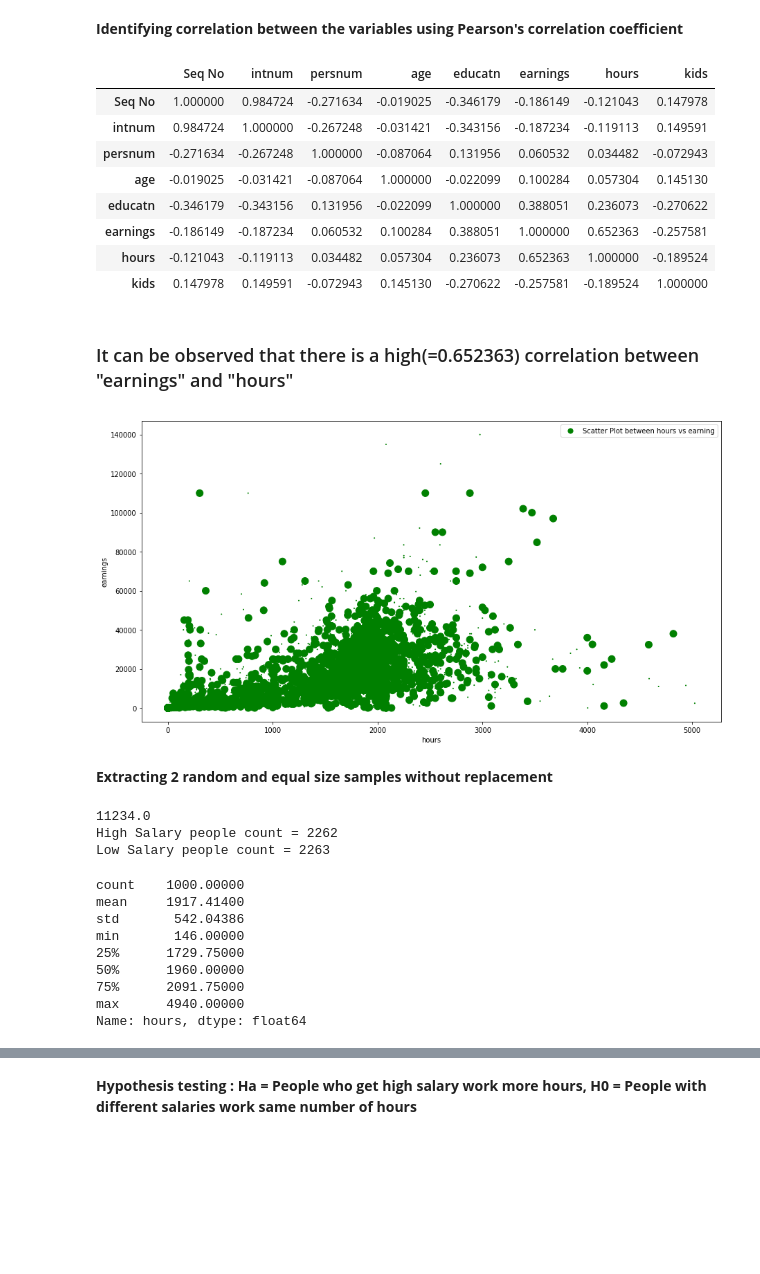
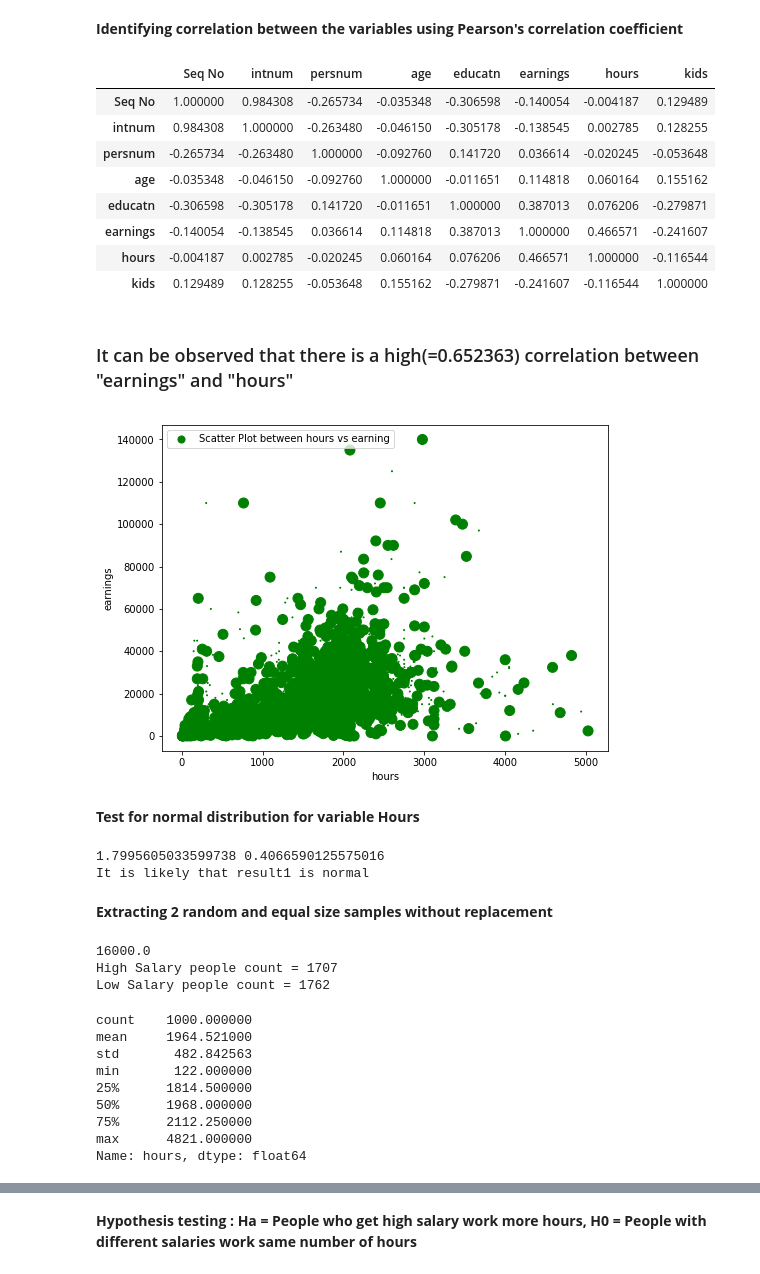
Before and after one commit to PraAnj/hypothesis-testing, a Jupyter notebook: ds project.ipynb, the cells around one changed output, grey strips where cells are left out. Saved outputs shown, nothing was run; the diff lists cells and outputs as text; code cells hidden in the pictures; blank space fills up the shorter version.

Commit message:
Removed Hours == 0 values Added missing value handing with mean as a separate section Test for normation distribution (variable = Hours)
Signed-off-by: Prageeth Anjula <prageethanjula@gmail.com>

```diff
--- a/ds project.ipynb
+++ b/ds project.ipynb
@@ -60,0 +77,3 @@ my_data.describe()
+# %%
+my_data['educatn'] = my_data['educatn'].fillna(my_data['educatn'].mean())
+my_data.isna().any()
@@ -87,5 +119,4 @@ Text(0.5, 0, 'Hours')
 # %%
-my_data = my_data.dropna(how='any')
 my_data = my_data.drop(my_data[my_data.educatn > 20].index)
 my_data['educatn'].plot(kind='hist', bins=50)
 plt.xlabel('Education level')
@@ -114,3 +146,8 @@ plt.xlabel('earnings')
 # %% [output]
 Text(0.5, 0, 'earnings')
 [figure]
+# %%
+## Removed people who does not work (Hours == 0)
+my_data = my_data.drop(my_data[my_data.hours == 0].index)
+my_data['hours'].plot(kind='hist', bins=100)
+plt.xlabel('Hours')
@@ -151,20 +191,32 @@ Text(0, 0.5, 'Hours')
 my_data.corr(method='pearson')
 # %% [output]
 |  | Seq No | intnum | persnum | age | educatn | earnings | hours | kids |
-| Seq No | 1.000000 | 0.984724 | -0.271634 | -0.019025 | -0.346179 | -0.186149 | -0.121043 | 0.147978 |
-| intnum | 0.984724 | 1.000000 | -0.267248 | -0.031421 | -0.343156 | -0.187234 | -0.119113 | 0.149591 |
-| persnum | -0.271634 | -0.267248 | 1.000000 | -0.087064 | 0.131956 | 0.060532 | 0.034482 | -0.072943 |
-| age | -0.019025 | -0.031421 | -0.087064 | 1.000000 | -0.022099 | 0.100284 | 0.057304 | 0.145130 |
-| educatn | -0.346179 | -0.343156 | 0.131956 | -0.022099 | 1.000000 | 0.388051 | 0.236073 | -0.270622 |
-| earnings | -0.186149 | -0.187234 | 0.060532 | 0.100284 | 0.388051 | 1.000000 | 0.652363 | -0.257581 |
-| hours | -0.121043 | -0.119113 | 0.034482 | 0.057304 | 0.236073 | 0.652363 | 1.000000 | -0.189524 |
-| kids | 0.147978 | 0.149591 | -0.072943 | 0.145130 | -0.270622 | -0.257581 | -0.189524 | 1.000000 |
+| Seq No | 1.000000 | 0.984308 | -0.265734 | -0.035348 | -0.306598 | -0.140054 | -0.004187 | 0.129489 |
+| intnum | 0.984308 | 1.000000 | -0.263480 | -0.046150 | -0.305178 | -0.138545 | 0.002785 | 0.128255 |
+| persnum | -0.265734 | -0.263480 | 1.000000 | -0.092760 | 0.141720 | 0.036614 | -0.020245 | -0.053648 |
+| age | -0.035348 | -0.046150 | -0.092760 | 1.000000 | -0.011651 | 0.114818 | 0.060164 | 0.155162 |
+| educatn | -0.306598 | -0.305178 | 0.141720 | -0.011651 | 1.000000 | 0.387013 | 0.076206 | -0.279871 |
+| earnings | -0.140054 | -0.138545 | 0.036614 | 0.114818 | 0.387013 | 1.000000 | 0.466571 | -0.241607 |
+| hours | -0.004187 | 0.002785 | -0.020245 | 0.060164 | 0.076206 | 0.466571 | 1.000000 | -0.116544 |
+| kids | 0.129489 | 0.128255 | -0.053648 | 0.155162 | -0.279871 | -0.241607 | -0.116544 | 1.000000 |
 # %% [markdown]
 ### It can be observed that there is a high(=0.652363) correlation between "earnings" and "hours"
 # %%
-ax = my_data.plot.scatter(x='hours', y='earnings', s=[1,100], c='green', figsize=(15, 8), label='Scatter Plot between hours vs earning')
+ax = my_data.plot.scatter(x='hours', y='earnings', s=[1,100], c='green', figsize=(8, 6), label='Scatter Plot between hours vs earning')
 # %% [output]
-[figure, old version]
+[figure, new version]
+# %% [markdown]
+**Test for normal distribution for variable Hours**
+# %%
+value, p = stat.normaltest(my_data['hours'].sample(50))
+print(value, p)
+if p >= 0.05:
+	print('It is likely that result1 is normal')
+else:
+	print('It is unlikely that result1 is normal')
+# %% [output]
+1.7995605033599738 0.4066590125575016
+It is likely that result1 is normal
 # %% [markdown]
 **Extracting 2 random and equal size samples without replacement**
 # %%
@@ -178,21 +230,21 @@ print("High Salary people count =", highSalaryWorkingHours.count())
 lowSalaryWorkingHours = my_data[my_data.earnings<= hypothesisEarningVal].hours
 print("Low Salary people count =", lowSalaryWorkingHours.count())
 # %% [output]
-11234.0
-High Salary people count = 2262
-Low Salary people count = 2263
+16000.0
+High Salary people count = 1707
+Low Salary people count = 1762
 # %%
 Hours_of_high_salary = my_data[my_data.earnings> hypothesisEarningVal].hours.sample(samplingSize).sort_values()
 Hours_of_high_salary.describe()
 # %% [output]
-count    1000.00000
-mean     1917.41400
-std       542.04386
-min       146.00000
-25%      1729.75000
-50%      1960.00000
-75%      2091.75000
-max      4940.00000
+count    1000.000000
+mean     1964.521000
+std       482.842563
+min       122.000000
+25%      1814.500000
+50%      1968.000000
+75%      2112.250000
+max      4821.000000
 Name: hours, dtype: float64
 # %%
 Hours_of_low_salary = my_data[my_data.earnings<= hypothesisEarningVal].hours.sample(samplingSize).sort_values()
```
Also changed, not shown: parts of 13 cells of this notebook.
